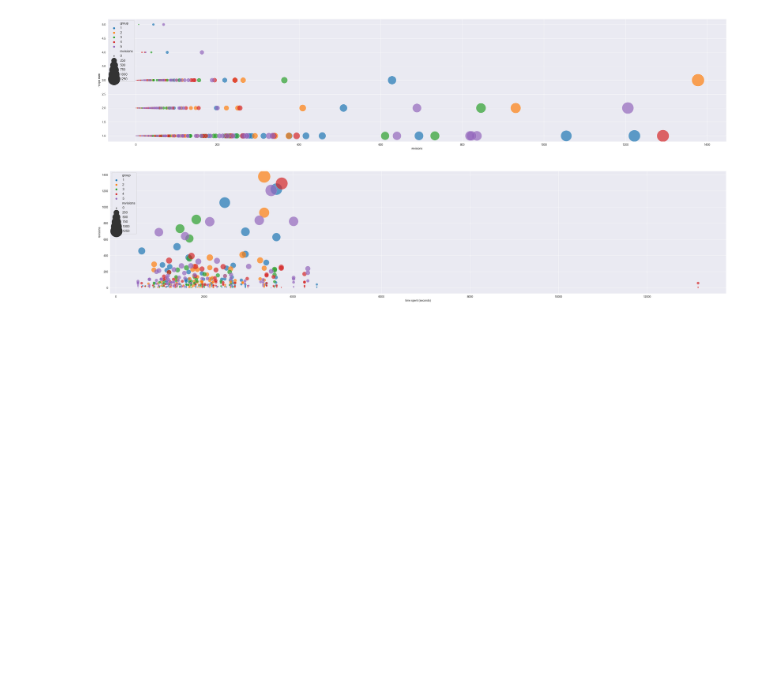
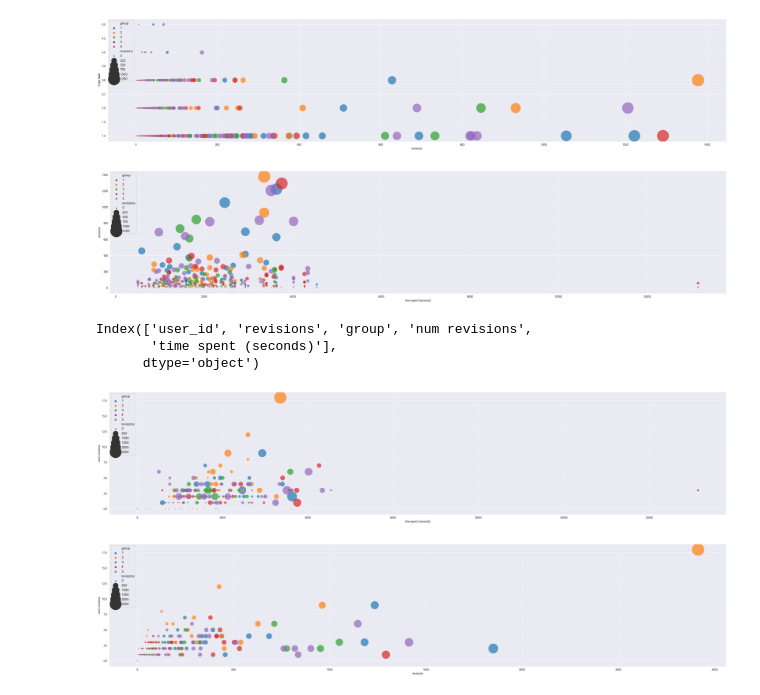
Before and after one commit to lucamouchel/Understanding-Revision-Behavior, a Jupyter notebook: InsertsDelComparisons.ipynb, the cells around one changed output. Cells and saved outputs as stored; diff of their text form; code cells hidden in the pictures; blank space fills up the shorter version.

Commit message:
added plots

```diff
--- a/InsertsDelComparisons.ipynb
+++ b/InsertsDelComparisons.ipynb
@@ -541,7 +541,6 @@ dframe_all_recipes_combined = pd.DataFrame(dframe_all_recipes_combined)
 2022-09-04 14:01:31.746981 2022-09-04 14:48:49.568420
 2022-09-04 14:01:31.746981 2022-09-04 14:48:49.568420
 # %%
-sns.set_style("darkgrid")
 sns.scatterplot(data=dframe_with_n_recipes, x="revisions", y="recipe num", size="revisions", hue="group", palette='tab10', alpha=0.7, sizes=(10, 2000))
 plt.legend(loc='upper left', fontsize=12)
 plt.show()
@@ -552,3 +551,19 @@ plt.show()
 # %% [output]
 [figure]
 [figure]
+# %%
+print(dframe_all_recipes_combined.columns)
+
+sns.scatterplot(data=dframe_all_recipes_combined, x="time spent (seconds)", y="num revisions", size="revisions", hue="group", palette='tab10', alpha=0.7, sizes=(10, 2000))
+plt.legend(loc='upper left', fontsize=12)
+plt.show()
+
+sns.scatterplot(data=dframe_all_recipes_combined, x="revisions", y="num revisions", size="revisions", hue="group", palette='tab10', alpha=0.7, sizes=(10, 2000))
+plt.legend(loc='upper left', fontsize=12)
+plt.show()
+# %% [output]
+Index(['user_id', 'revisions', 'group', 'num revisions',
+       'time spent (seconds)'],
+      dtype='object')
+[figure, added]
+[figure, added]
```
Also changed, not shown: parts of 1 cell of this notebook.
